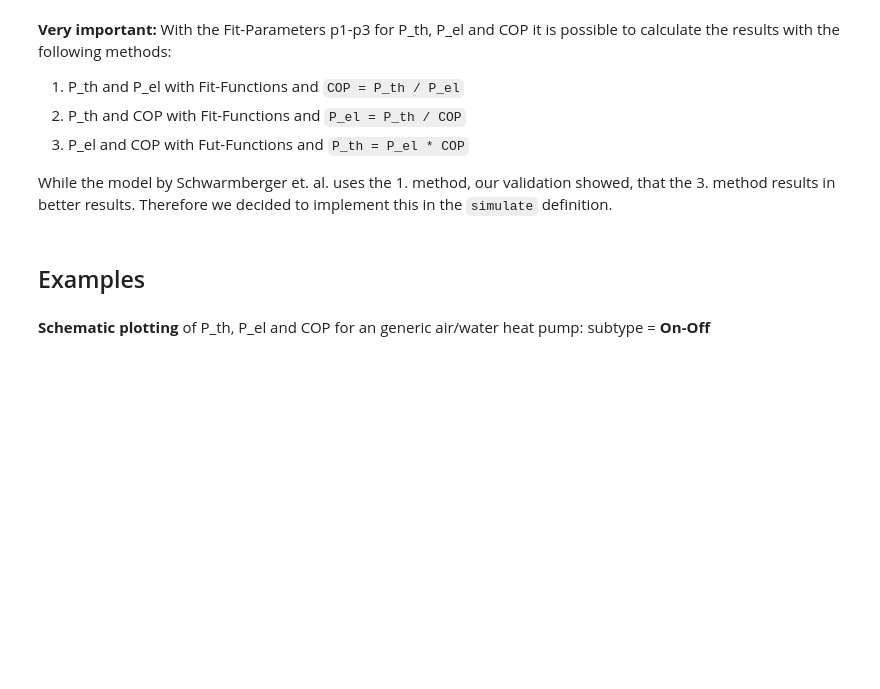
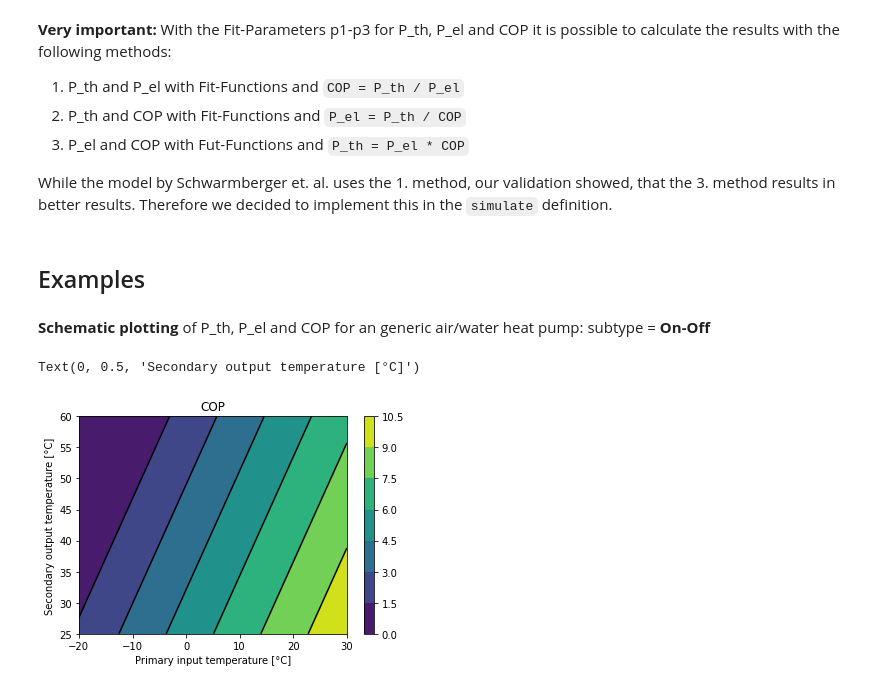
Before and after one commit to FZJ-IEK3-VSA/hplib, a Jupyter notebook: Documentation.ipynb, the cells around one changed output. Drawn from its saved outputs; the diff is of its cells as text; code cells hidden in the pictures; blank space fills up the shorter version.

```diff
--- a/Documentation.ipynb
+++ b/Documentation.ipynb
@@ -115,12 +116,12 @@ While the model by Schwarmberger et. al. uses the 1. method, our validation show
 **Schematic plotting** of P_th, P_el and COP for an generic air/water heat pump: subtype = **On-Off**
 # %%
 # Define Temperatures
-T_in_primary = range(-15, 25) # air temperatur
-T_in_secondary = range(20,55) # e.g. temperature from hot water storage
+T_in_primary = range(-20, 31) # air temperatur
+T_in_secondary = range(20,56) # e.g. temperature from hot water storage
 
 # Load parameters of Generic Air/Water, On-Off
-parameters = hpl.getParameters('Generic', Group=4, P_th_ref=10000)
-#parameters = hpl.getParameters('CHA-10/400V')
+#parameters = hpl.getParameters('Generic', Group=2, T_in=0, T_out=40, P_th=10000)
+parameters = hpl.getParameters('CHA-10/400V')
 
 # Simulate
 names = ['T_in_primary','P_th', 'P_el', 'COP', 'T_out', 'm_dot']
@@ -134,6 +135,6 @@ for t1 in T_in_primary:
 results = pd.DataFrame(data, columns=names)
 
 # Plot
-fig, axes = plt.subplots(nrows=2, ncols=1, sharex=True)
-results.plot(ax=axes[0],x='T_in_primary',y=['COP'],color='black', grid=True)
-results.plot(ax=axes[1],x='T_in_primary',y=['P_th','P_el'],grid=True)
+#fig, axes = plt.subplots(nrows=2, ncols=1, sharex=True)
+#results.plot(ax=axes[0],x='T_in_primary',y=['COP'],color='black', grid=True)
+#results.plot(ax=axes[1],x='T_in_primary',y=['P_th','P_el'],grid=True)
@@ -141,0 +141,11 @@ results
+# %%
+fig1, ax1 = plt.subplots()
+plot = plt.tricontourf(results['T_in_primary'], results['T_out'], results['COP'])
+ax1.tricontour(results['T_in_primary'], results['T_out'], results['COP'], colors='k')
+fig1.colorbar(plot)
+ax1.set_title('COP')
+ax1.set_xlabel('Primary input temperature [°C]')
+ax1.set_ylabel('Secondary output temperature [°C]')
+# %% [output]
+Text(0, 0.5, 'Secondary output temperature [°C]')
+[figure, added]
```
Also changed, not shown: parts of 7 cells of this notebook, 4 other files.
